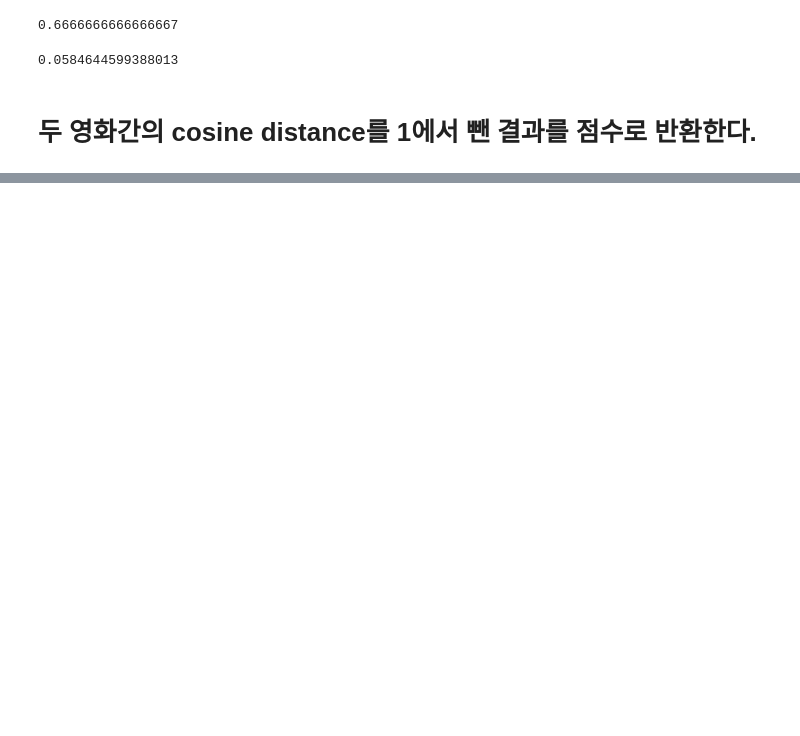
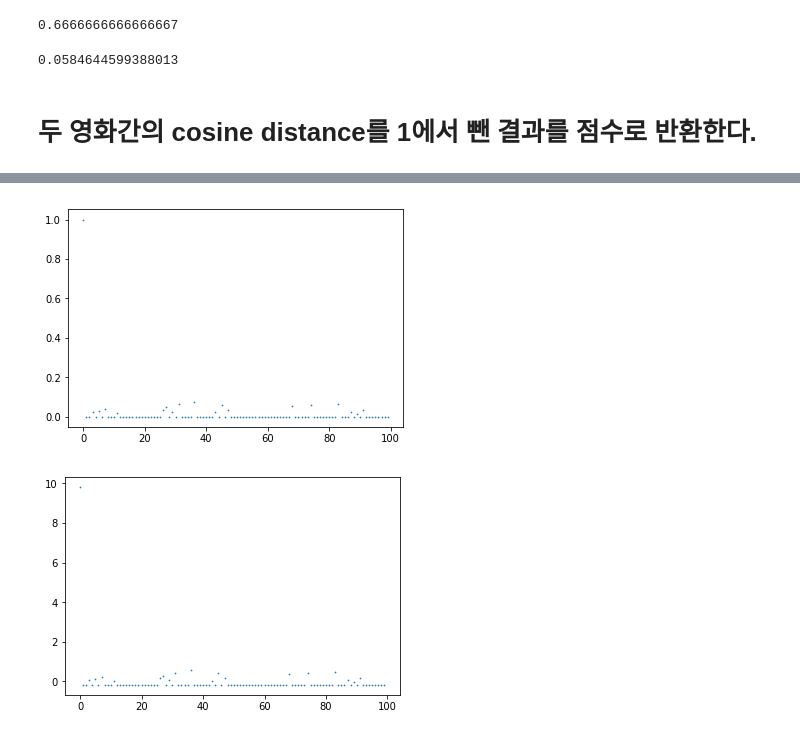
Before and after one commit to psyas/Movie-Recommendation-System-at-Silicon-Valley, a Jupyter notebook: Movie_recommendation_service.ipynb, the cells around one changed output, grey strips where cells are left out. Saved outputs shown, nothing was run; the diff lists cells and outputs as text; code cells hidden in the pictures; blank space fills up the shorter version.

```diff
--- a/Movie_recommendation_service.ipynb
+++ b/Movie_recommendation_service.ipynb
@@ -697,0 +681,8 @@ total_reccommendation_v2_cosDist('Toy Story 3', 'The 40 Year Old Virgin')
+# %%
+def regularize(one_dim_list):
+    mean = np.mean(one_dim_list, axis=0)
+    std = np.std(one_dim_list, axis=0)
+    result = list()
+    for item in one_dim_list:
+        result.append((item-mean)/std)
+    return result
@@ -697,0 +818,5 @@ total_reccommendation_v2_cosDist('Toy Story 3', 'The 40 Year Old Virgin')
+# %%
+visualization_overview()
+# %% [output]
+[figure, added]
+[figure, added]
```
Also changed, not shown: parts of 41 cells of this notebook.
